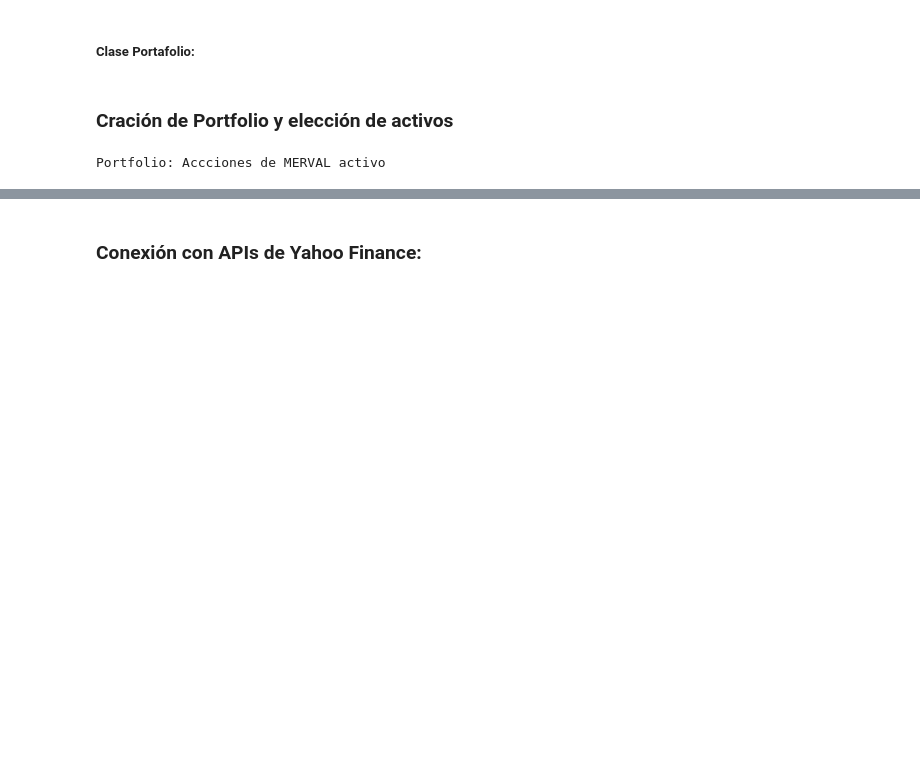
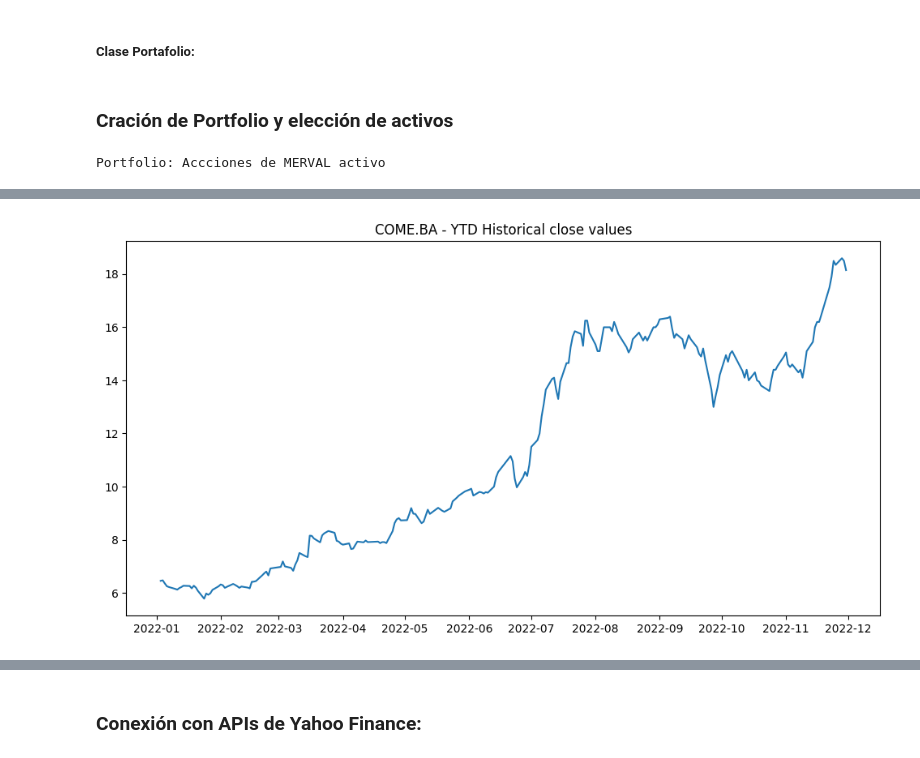
Before and after one commit to RodPalDS/FinanceAPI_Environment, a Jupyter notebook: Scripts/Script_1.ipynb, the cells around one changed output, grey strips where cells are left out. Saved outputs shown, nothing was run; the diff lists cells and outputs as text; code cells hidden in the pictures; blank space fills up the shorter version.

```diff
--- a/Scripts/Script_1.ipynb
+++ b/Scripts/Script_1.ipynb
@@ -41,7 +100,7 @@ class Portfolio:
 
 ingreso = {
     'portfolio_name' : 'Accciones de MERVAL',
-    'ticks' : ['^MERV', 'COME.BA', 'VALO.BA', 'TGSU2.BA', 'CRES.BA', 'CEPU.BA']
+    'ticks' : ['COME.BA', 'VALO.BA', 'TGSU2.BA', 'CRES.BA', 'CEPU.BA']
 }
 # %%
 port = Portfolio(ingreso)
@@ -58,0 +119,4 @@ port.show_ticks()
+# %%
+port.tick_value('COME.BA')
+# %% [output]
+[figure, added]
```
Also changed, not shown: parts of 11 cells of this notebook.
